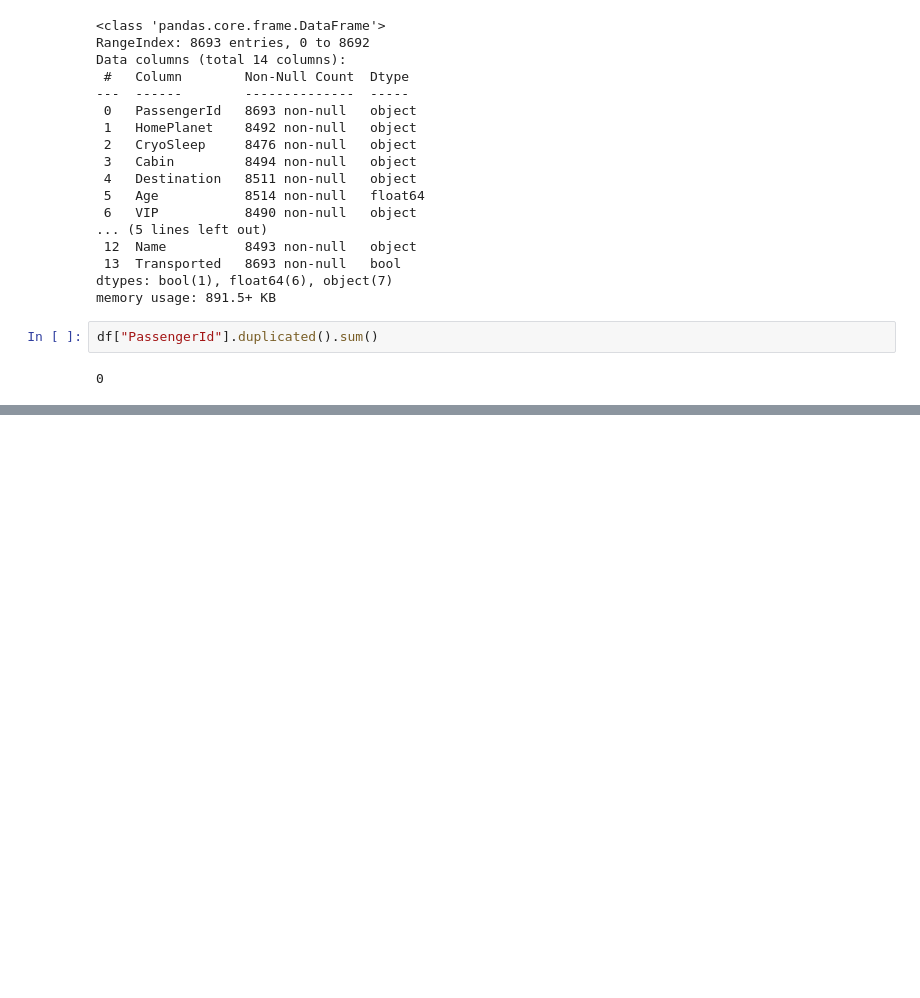
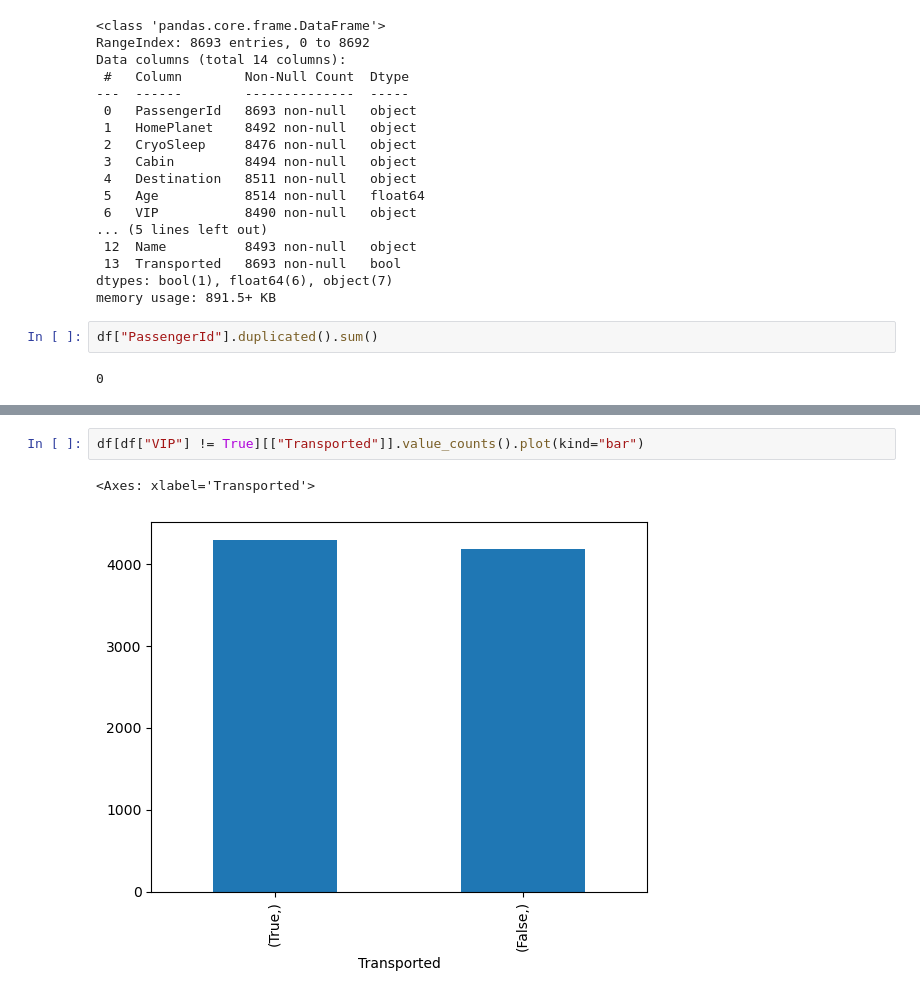
Before and after one commit to dvdhartsman/Spaceship_Titanic, a Jupyter notebook: Spaceship_Titanic.ipynb, the cells around one changed output, grey strips where cells are left out. Cells and saved outputs as stored; diff of their text form; blank space fills up the shorter version.

```diff
--- a/Spaceship_Titanic.ipynb
+++ b/Spaceship_Titanic.ipynb
@@ -45,0 +87,5 @@ df["PassengerId"].duplicated().sum()
+# %%
+df[df["VIP"] != True][["Transported"]].value_counts().plot(kind="bar")
+# %% [output]
+<Axes: xlabel='Transported'>
+[figure, added]
```
Also changed, not shown: parts of 6 cells of this notebook.
